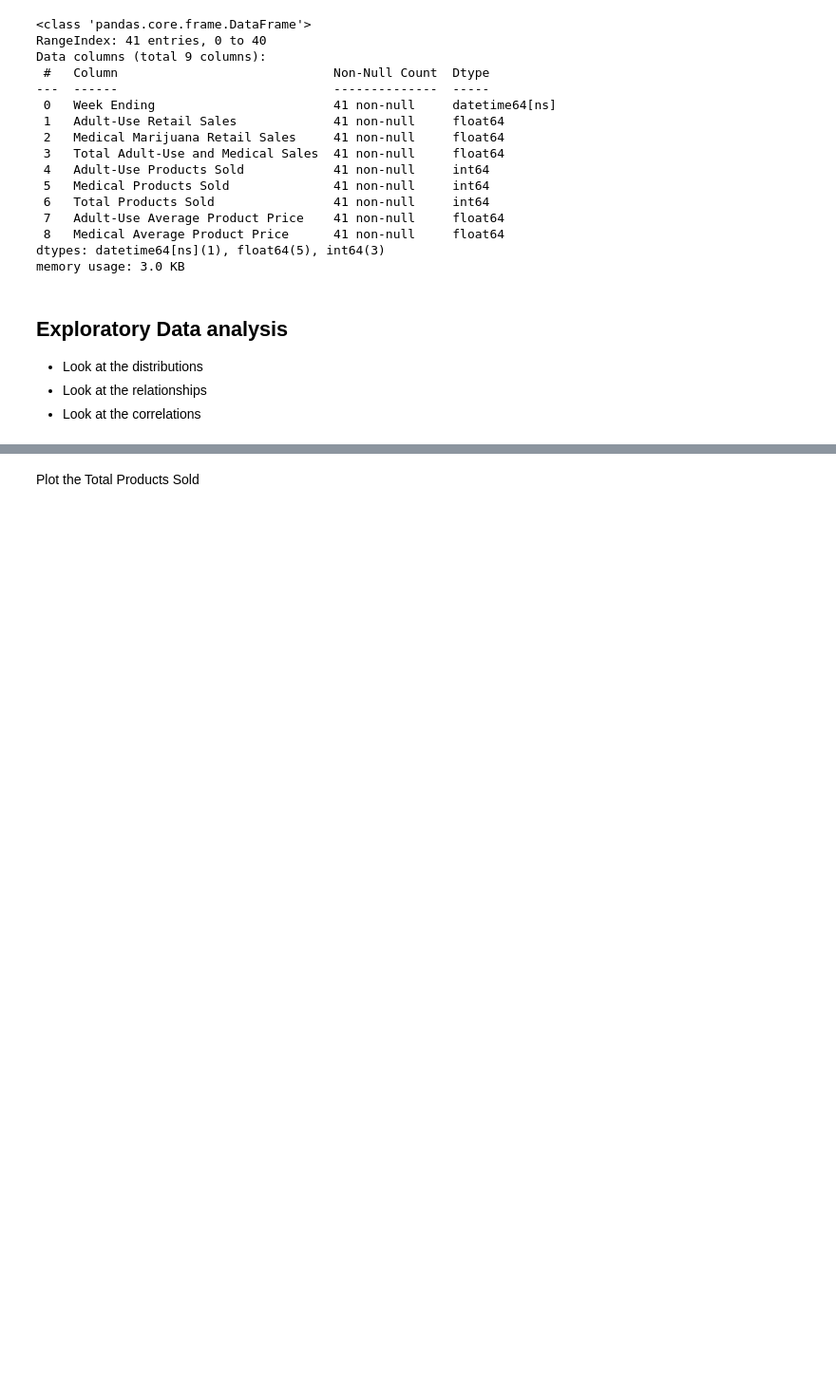
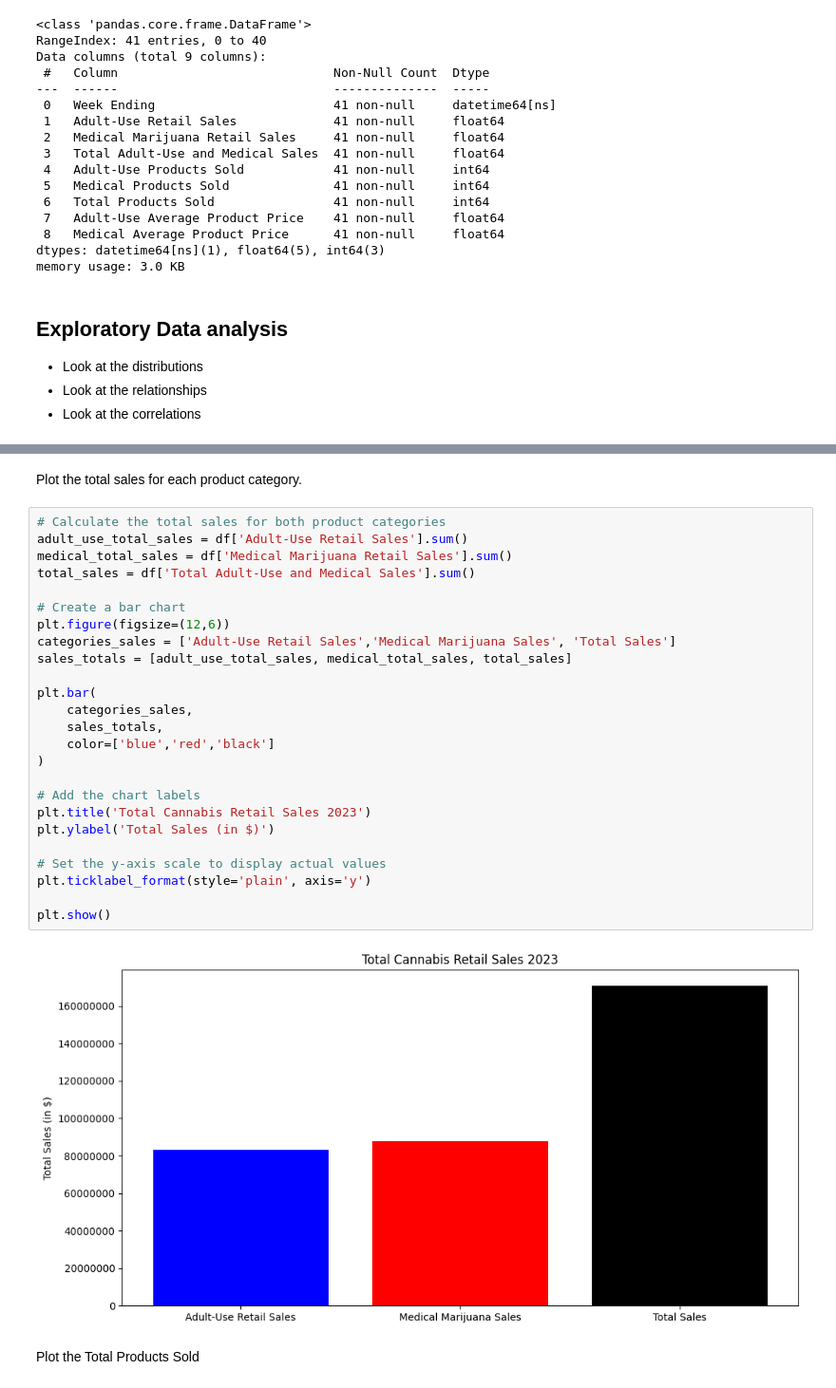
Before and after one commit to TSAKONG22/Cannabis-Sales-Machine-Learning-Model, a Jupyter notebook: Cannabis Product Project.ipynb, the cells around one changed output, grey strips where cells are left out. Shown: that part at 95% size. Cells and saved outputs as stored; diff of their text form; blank space fills up the shorter version.

```diff
--- a/Cannabis Product Project.ipynb
+++ b/Cannabis Product Project.ipynb
@@ -241,3 +288,32 @@ Best way to compare sales by product type?
+# %% [markdown]
+Plot the total sales for each product category.
+# %%
+# Calculate the total sales for both product categories
+adult_use_total_sales = df['Adult-Use Retail Sales'].sum()
+medical_total_sales = df['Medical Marijuana Retail Sales'].sum()
+total_sales = df['Total Adult-Use and Medical Sales'].sum()
+
+# Create a bar chart
+plt.figure(figsize=(12,6))
+categories_sales = ['Adult-Use Retail Sales','Medical Marijuana Sales', 'Total Sales']
+sales_totals = [adult_use_total_sales, medical_total_sales, total_sales]
+
+plt.bar(
+    categories_sales,
+    sales_totals,
+    color=['blue','red','black']
+)
+
+# Add the chart labels
+plt.title('Total Cannabis Retail Sales 2023')
+plt.ylabel('Total Sales (in $)')
+
+# Set the y-axis scale to display actual values
+plt.ticklabel_format(style='plain', axis='y')
+
+plt.show()
+# %% [output]
+[figure, added]
 # %% [markdown]
 Plot the Total Products Sold
 # %%
```
Also changed, not shown: parts of 11 cells of this notebook.
